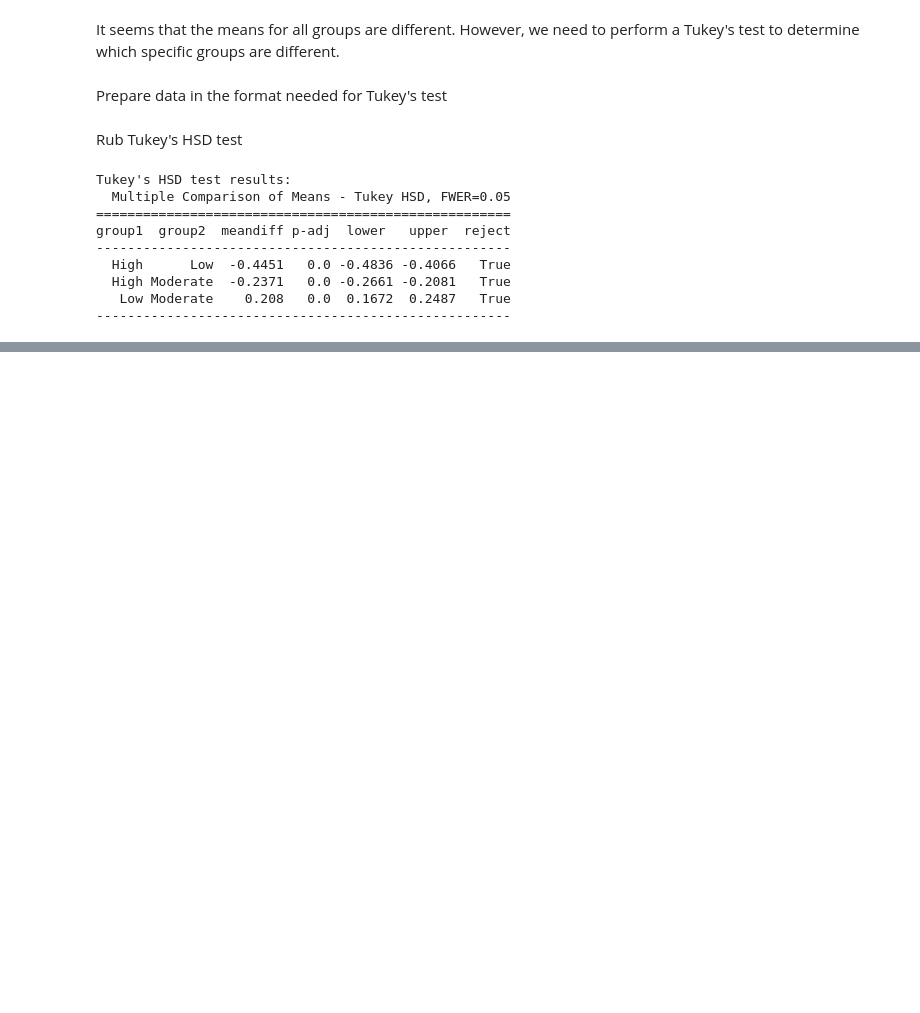
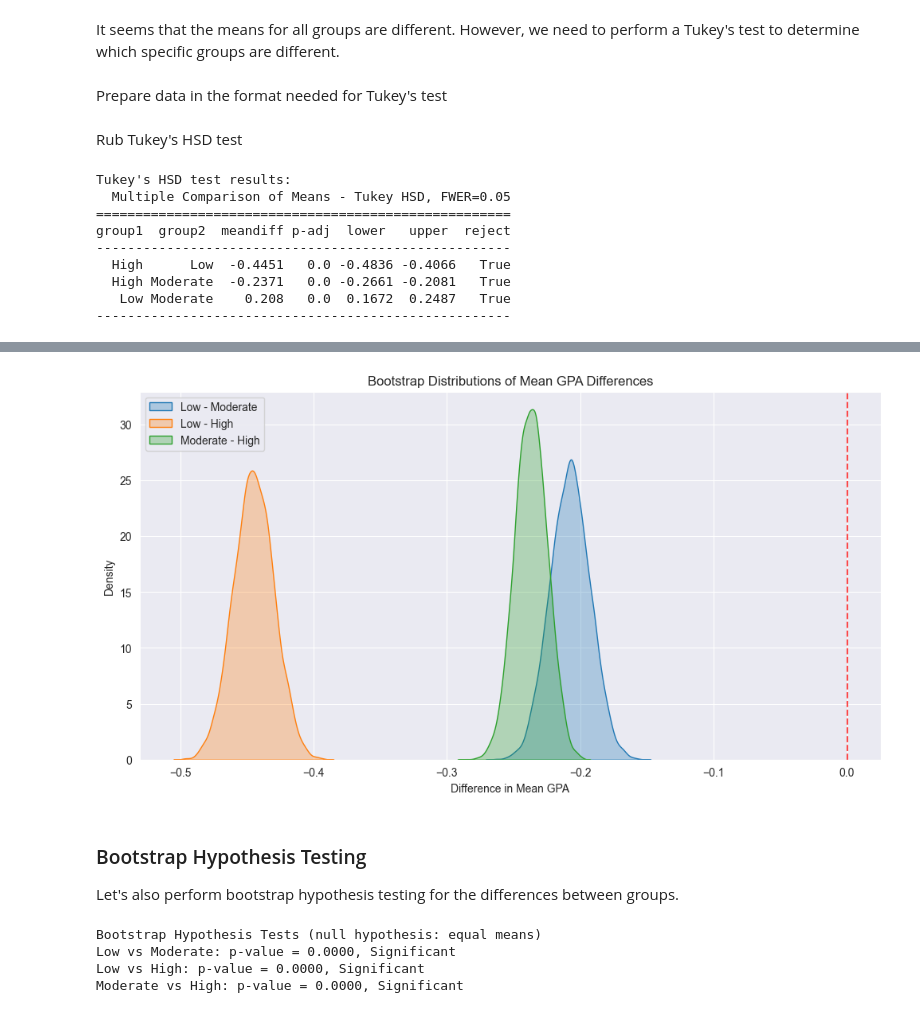
Before and after one commit to datpetr/students_habits_gpa, a Jupyter notebook: gpa_vs_stress_level.ipynb, the cells around one changed output, grey strips where cells are left out. Cells and saved outputs as stored; diff of their text form; code cells hidden in the pictures; blank space fills up the shorter version.

```diff
--- a/gpa_vs_stress_level.ipynb
+++ b/gpa_vs_stress_level.ipynb
@@ -160,0 +237,16 @@ The Tukey's HSD test results show statistically significant differences in GPA b
+# %%
+# Calculate pairwise differences between bootstrap samples
+low_vs_moderate = low_stress_means - moderate_stress_means
+low_vs_high = low_stress_means - high_stress_means
+moderate_vs_high = moderate_stress_means - high_stress_means
+
+# Calculate 95% confidence intervals for differences
+print("\nBootstrap 95% Confidence Intervals for Mean GPA Differences:")
+for name, diff in [("Low - Moderate", low_vs_moderate),
+                   ("Low - High", low_vs_high),
+                   ("Moderate - High", moderate_vs_high)]:
+    ci_lower = np.percentile(diff, 100 * alpha/2)
+    ci_upper = np.percentile(diff, 100 * (1 - alpha/2))
+    print(f"{name}: {np.mean(diff):.4f} [{ci_lower:.4f}, {ci_upper:.4f}]")
+    # Check if confidence interval contains zero (indicates non-significant difference)
+    print(f"Statistically significant difference: {not (ci_lower <= 0 <= ci_upper)}")
@@ -160,0 +261,18 @@ The Tukey's HSD test results show statistically significant differences in GPA b
+# %%
+# Plot the bootstrap distributions of differences
+plt.figure(figsize=(12, 6))
+sns.kdeplot(low_vs_moderate, label='Low - Moderate', fill=True, alpha=0.3)
+sns.kdeplot(low_vs_high, label='Low - High', fill=True, alpha=0.3)
+sns.kdeplot(moderate_vs_high, label='Moderate - High', fill=True, alpha=0.3)
+plt.axvline(x=0, color='red', linestyle='--', alpha=0.7)
+plt.title('Bootstrap Distributions of Mean GPA Differences')
+plt.xlabel('Difference in Mean GPA')
+plt.ylabel('Density')
+plt.legend()
+plt.show()
+# %% [output]
+[figure, added]
+# %% [markdown]
+### Bootstrap Hypothesis Testing
+
+Let's also perform bootstrap hypothesis testing for the differences between groups.
@@ -160,0 +317,17 @@ The Tukey's HSD test results show statistically significant differences in GPA b
+# %%
+# Calculate bootstrap p-values for each comparison
+print("\nBootstrap Hypothesis Tests (null hypothesis: equal means)")
+comparisons = [
+    ("Low vs Moderate", low_stress, moderate_stress),
+    ("Low vs High", low_stress, high_stress),
+    ("Moderate vs High", moderate_stress, high_stress)
+]
+
+for name, group1, group2 in comparisons:
+    p_value = bootstrap_p_value(group1, group2, n_bootstrap)
+    print(f"{name}: p-value = {p_value:.4f}, {'Significant' if p_value < 0.05 else 'Not significant'}")
+# %% [output]
+Bootstrap Hypothesis Tests (null hypothesis: equal means)
+Low vs Moderate: p-value = 0.0000, Significant
+Low vs High: p-value = 0.0000, Significant
+Moderate vs High: p-value = 0.0000, Significant
```
Also changed, not shown: parts of 10 cells of this notebook.
